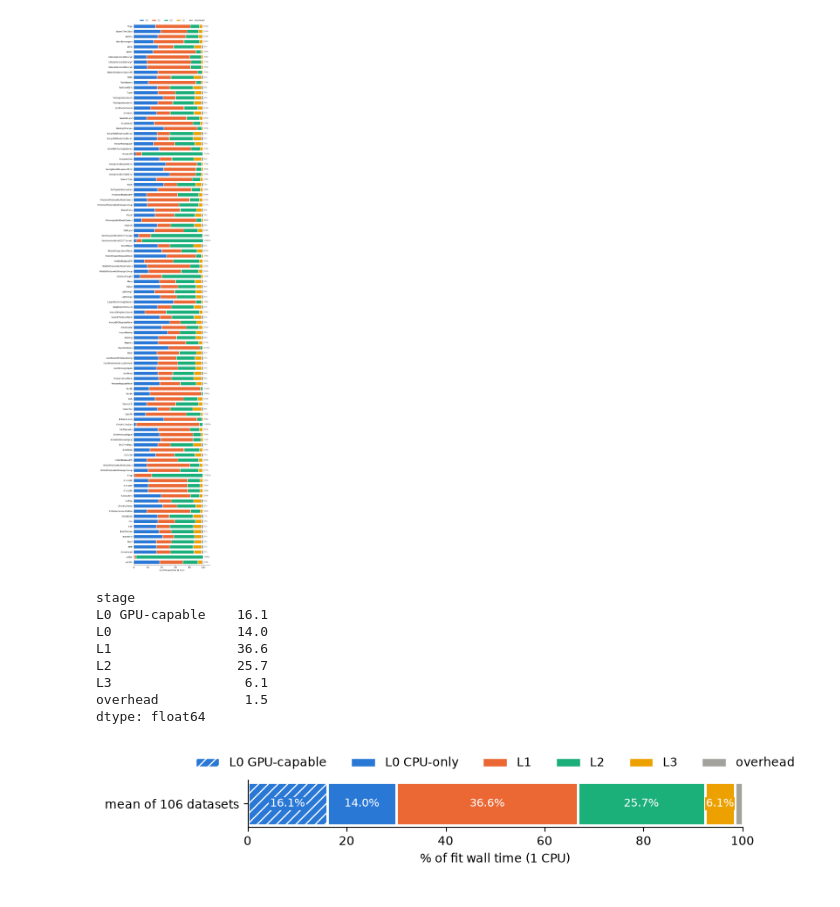
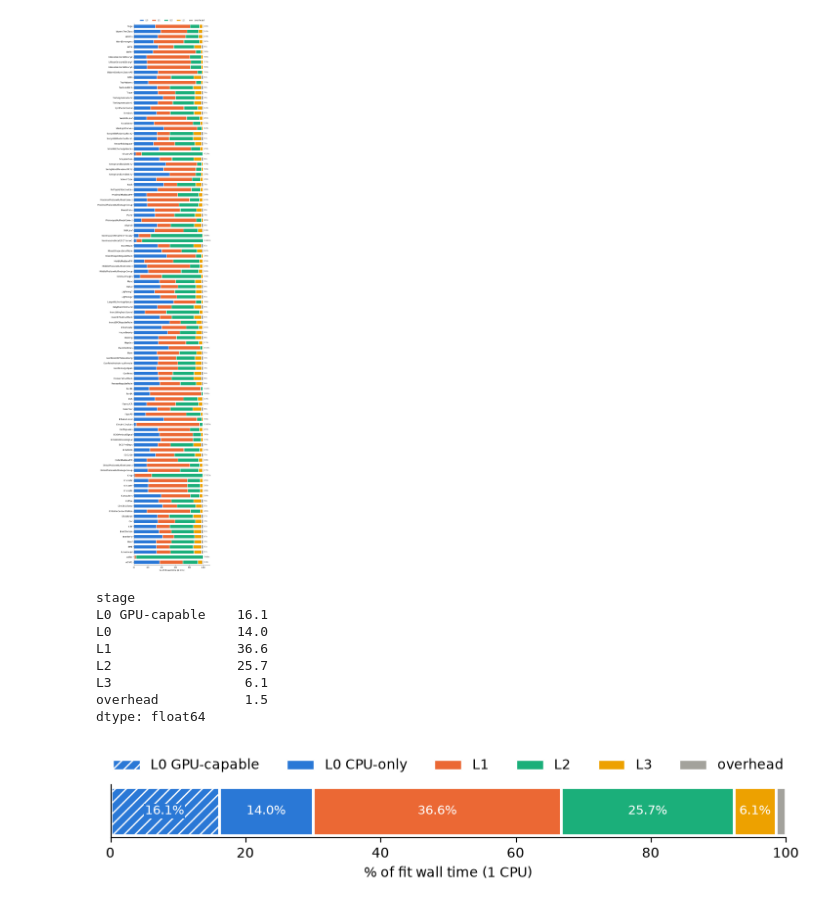
Before and after one commit to gasperpetelin/TSCbench, a Jupyter notebook: notebooks/088-level-timing.ipynb, the cells around one changed output. Cells and saved outputs as stored; diff of their text form; code cells hidden in the pictures.

```diff
--- a/notebooks/088-level-timing.ipynb
+++ b/notebooks/088-level-timing.ipynb
@@ -139,32 +139,32 @@ fig, ax = plt.subplots(figsize=(8, 1.6))
 left = 0
 for stage, value in mean_split.items():
     color = STAGE_COLORS["L0" if stage == "L0 GPU-capable" else stage]
     hatch = "///" if stage == "L0 GPU-capable" else None
     ax.barh(0, value, left=left, color=color, hatch=hatch, height=0.6, edgecolor="white", linewidth=2)
     if value >= 4:
         ax.text(left + value / 2, 0, f"{value:.1f}%", ha="center", va="center", fontsize=9, color="white",
                 bbox=dict(facecolor=color, edgecolor="none", pad=1))
     left += value
 ax.set_xlim(0, 100)
-ax.set_yticks([0], [f"mean of {len(split)} datasets"])
+ax.set_yticks([])
 ax.set_xlabel("% of fit wall time (1 CPU)")
 legend = [("L0 GPU-capable", STAGE_COLORS["L0"], "///"), ("L0 CPU-only", STAGE_COLORS["L0"], None)]
 legend += [(s, c, None) for s, c in STAGE_COLORS.items() if s != "L0"]
 ax.legend(
     handles=[plt.Rectangle((0, 0), 1, 1, facecolor=c, hatch=h, edgecolor="white") for _, c, h in legend],
     labels=[s for s, _, _ in legend], ncol=6, loc="lower center", bbox_to_anchor=(0.5, 1.0), frameon=False,
 )
 ax.spines[["top", "right"]].set_visible(False)
 plt.tight_layout()
 fig.savefig("figures2/level_time_share_1cpu.pdf", bbox_inches="tight", pad_inches=0)
 mean_split.round(1)
 # %% [output]
 stage
 L0 GPU-capable    16.1
 L0                14.0
 L1                36.6
 L2                25.7
 L3                 6.1
 overhead           1.5
 dtype: float64
-[figure, old version]
+[figure, new version]
```
Also changed, not shown: parts of 1 cell of this notebook, 16 other files.
